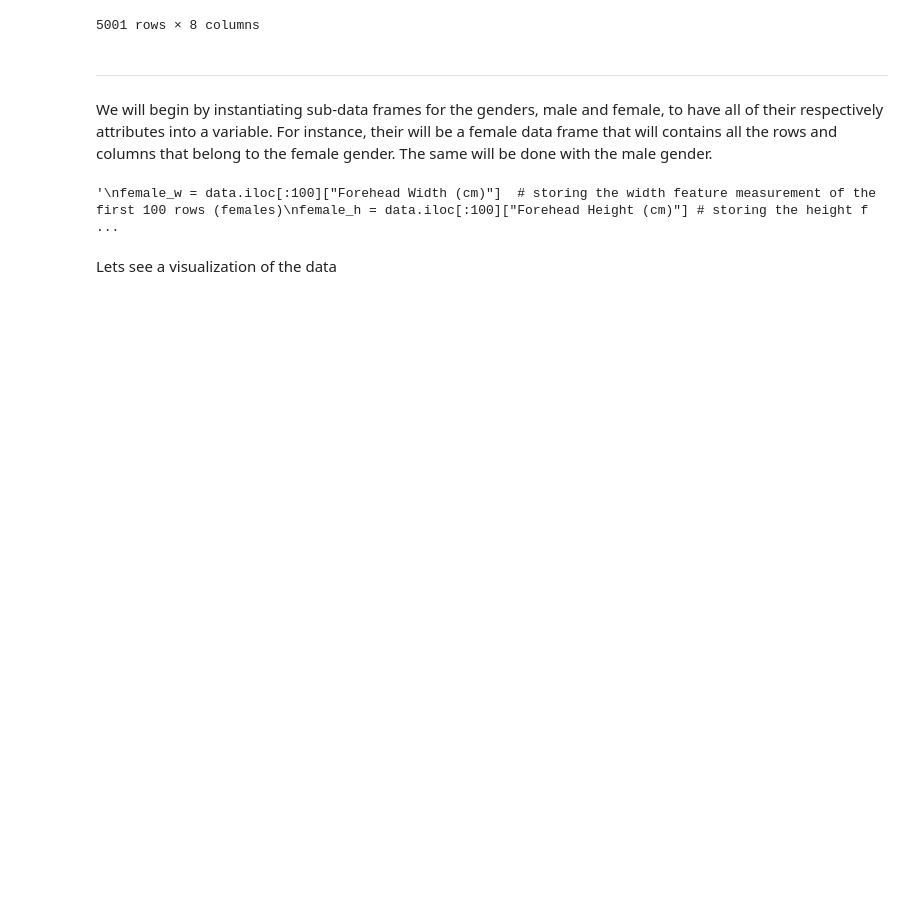
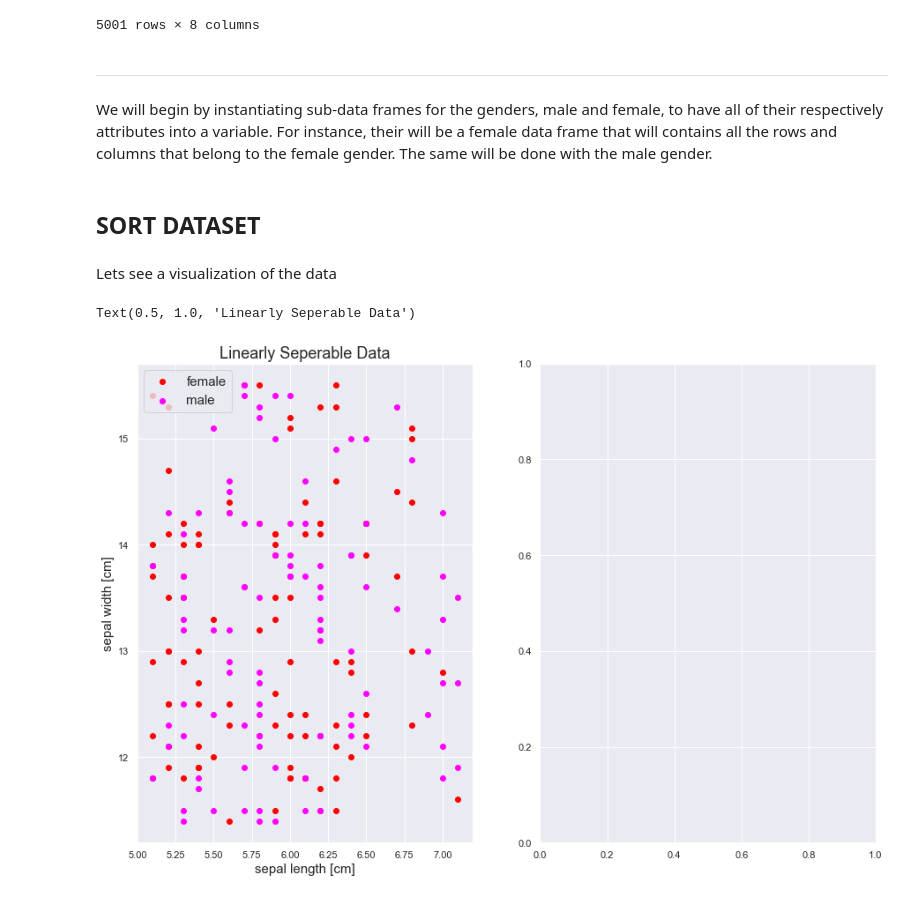
Before and after one commit to rjxgonzalez/INDE_577_Data-Science-and-Machine-Learning-, a Jupyter notebook: Supervised Learning/Classification/Logistic Regression/Logistic Regression.ipynb, the cells around one changed output. Drawn from its saved outputs; the diff is of its cells as text; code cells hidden in the pictures; blank space fills up the shorter version.

```diff
--- a/Supervised Learning/Classification/Logistic Regression/Logistic Regression.ipynb
+++ b/Supervised Learning/Classification/Logistic Regression/Logistic Regression.ipynb
@@ -33,15 +33,31 @@ data
 # %% [markdown]
 -------------------------------------------------------------------------------------------------------------------------------------------------
 We will begin by instantiating sub-data frames for the genders, male and female, to have all of their respectively attributes into a variable. For instance, their will be a female data frame that will contains all the rows and columns that belong to the female gender. The same will be done with the male gender.
+# %% [markdown]
+## SORT DATASET
 # %%
-"""
-female_w = data.iloc[:100]["Forehead Width (cm)"]  # storing the width feature measurement of the first 100 rows (females)
+female_w = data.iloc[:100]["Forehead Width (cm)"] # storing the width feature measurement of the first 100 rows (females)
 female_h = data.iloc[:100]["Forehead Height (cm)"] # storing the height feature measurement of the first 100 rows (females)
 
-male_w = data.iloc[:-100]["Forehead Width (cm)"]    # storing the width feature measurement of the last 100 rows (males)
-male_h= data.iloc[:-100]["Forehead Height (cm)"]    # storing the height feature measurement of the last 100 rows (males)
-"""
+male_w = data.iloc[2503:2603]["Forehead Width (cm)"]    # storing the width feature measurement of the last 100 rows (males)
+male_h= data.iloc[2503:2603]["Forehead Height (cm)"]    # storing the height feature measurement of the last 100 rows (males)
-# %% [output]
-'\nfemale_w = data.iloc[:100]["Forehead Width (cm)"]  # storing the width feature measurement of the first 100 rows (females)\nfemale_h = data.iloc[:100]["Forehead Height (cm)"] # storing the height f ...
 # %% [markdown]
 Lets see a visualization of the data
+# %%
+fig, (ax1, ax2) = plt.subplots(1, 2, figsize=(15,10)) #jsut do a regular scatter plot
+
+ax1.scatter(female_h,
+            female_w,
+            color = "red",
+            label = "female")
+ax1.scatter(male_h,
+            male_w,
+            color = "magenta",
+            label = "male")
+ax1.set_xlabel("sepal length [cm]", fontsize = 15)
+ax1.set_ylabel("sepal width [cm]", fontsize = 15)
+ax1.legend(fontsize = 15, loc = "upper left")
+ax1.set_title("Linearly Seperable Data", fontsize = 18) # change to a non linear seperable
+# %% [output]
+Text(0.5, 1.0, 'Linearly Seperable Data')
+[figure, added]
```
Also changed, not shown: parts of 1 cell of this notebook.
